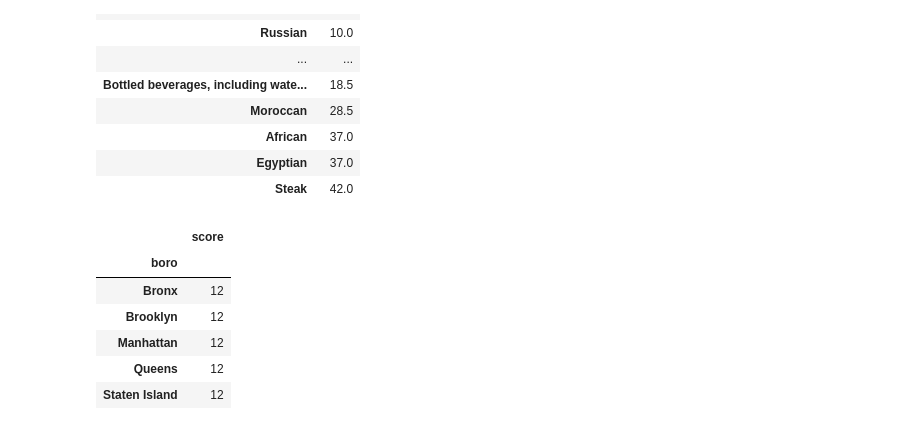
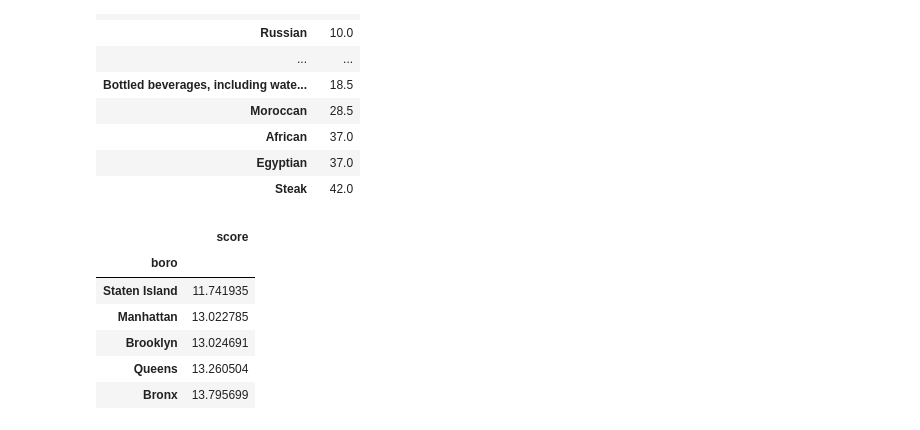
Before and after one commit to yuleidner/Katz_Data_Analytics, a Jupyter notebook: M10/M10 Quiz.ipynb, the cells around one changed output. Saved outputs shown, nothing was run; the diff lists cells and outputs as text; code cells hidden in the pictures.

```diff
--- a/M10/M10 Quiz.ipynb
+++ b/M10/M10 Quiz.ipynb
@@ -93,13 +93,13 @@ bakery.sort_values('score')
 | Steak | 42.0 |
 # %%
 #Q4: Which borough (here, 'boro') has the highest (worse) mean score?
-boro = food_scores[['boro','score']].groupby('boro').median()
+boro = food_scores[['boro','score']].groupby('boro').mean()
 boro.sort_values('score')
 # %% [output]
 |  | score |
 | boro |  |
-| Bronx | 12 |
-| Brooklyn | 12 |
-| Manhattan | 12 |
-| Queens | 12 |
-| Staten Island | 12 |
+| Staten Island | 11.741935 |
+| Manhattan | 13.022785 |
+| Brooklyn | 13.024691 |
+| Queens | 13.260504 |
+| Bronx | 13.795699 |
```
Also changed, not shown: parts of 5 cells of this notebook, 1 other file.
